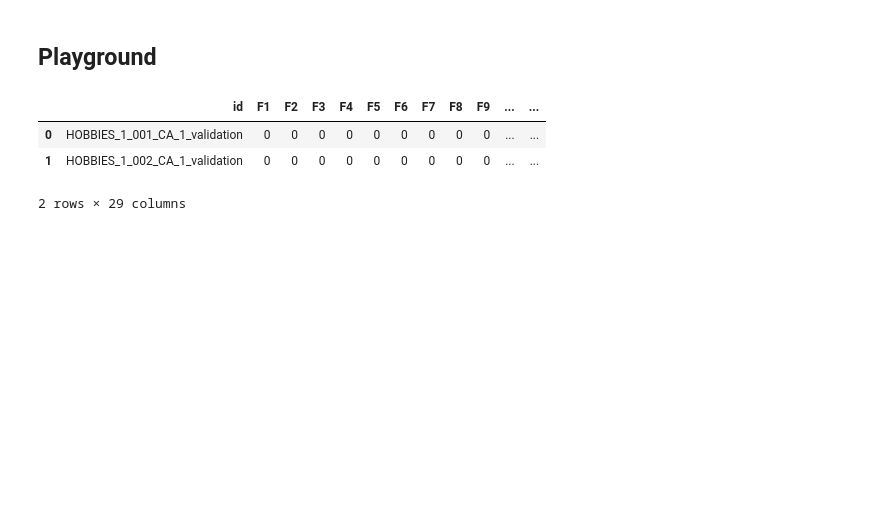
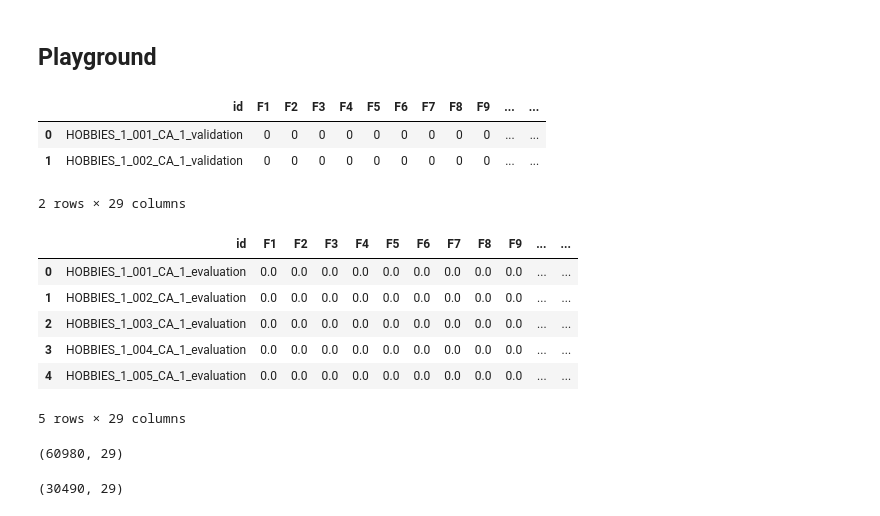
Before and after one commit to achinta/machine-learning, a Jupyter notebook: kaggle/m5-forecasting-accuracy/m5_data.ipynb, the cells around one changed output. Cells and saved outputs as stored; diff of their text form; code cells hidden in the pictures; blank space fills up the shorter version.

```diff
--- a/kaggle/m5-forecasting-accuracy/m5_data.ipynb
+++ b/kaggle/m5-forecasting-accuracy/m5_data.ipynb
@@ -601,0 +631,20 @@ dir(hparams)
+# %%
+
+
+eval_df.head()
+# %% [output]
+|  | id | F1 | F2 | F3 | F4 | F5 | F6 | F7 | F8 | F9 | ... | ... |
+| 0 | HOBBIES_1_001_CA_1_evaluation | 0.0 | 0.0 | 0.0 | 0.0 | 0.0 | 0.0 | 0.0 | 0.0 | 0.0 | ... | ... |
+| 1 | HOBBIES_1_002_CA_1_evaluation | 0.0 | 0.0 | 0.0 | 0.0 | 0.0 | 0.0 | 0.0 | 0.0 | 0.0 | ... | ... |
+| 2 | HOBBIES_1_003_CA_1_evaluation | 0.0 | 0.0 | 0.0 | 0.0 | 0.0 | 0.0 | 0.0 | 0.0 | 0.0 | ... | ... |
+| 3 | HOBBIES_1_004_CA_1_evaluation | 0.0 | 0.0 | 0.0 | 0.0 | 0.0 | 0.0 | 0.0 | 0.0 | 0.0 | ... | ... |
+| 4 | HOBBIES_1_005_CA_1_evaluation | 0.0 | 0.0 | 0.0 | 0.0 | 0.0 | 0.0 | 0.0 | 0.0 | 0.0 | ... | ... |
+5 rows × 29 columns
+# %%
+sub.shape
+# %% [output]
+(60980, 29)
+# %%
+preds.shape
+# %% [output]
+(30490, 29)
```
Also changed, not shown: parts of 9 cells of this notebook.
